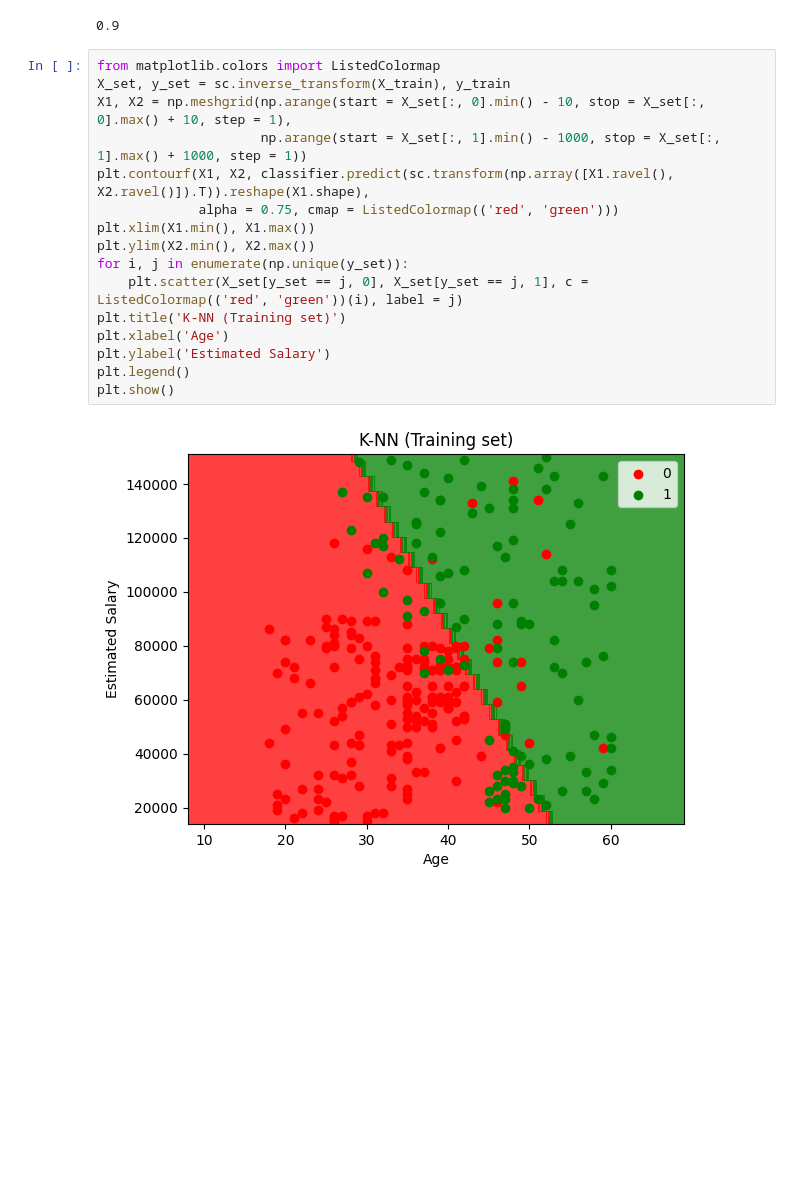
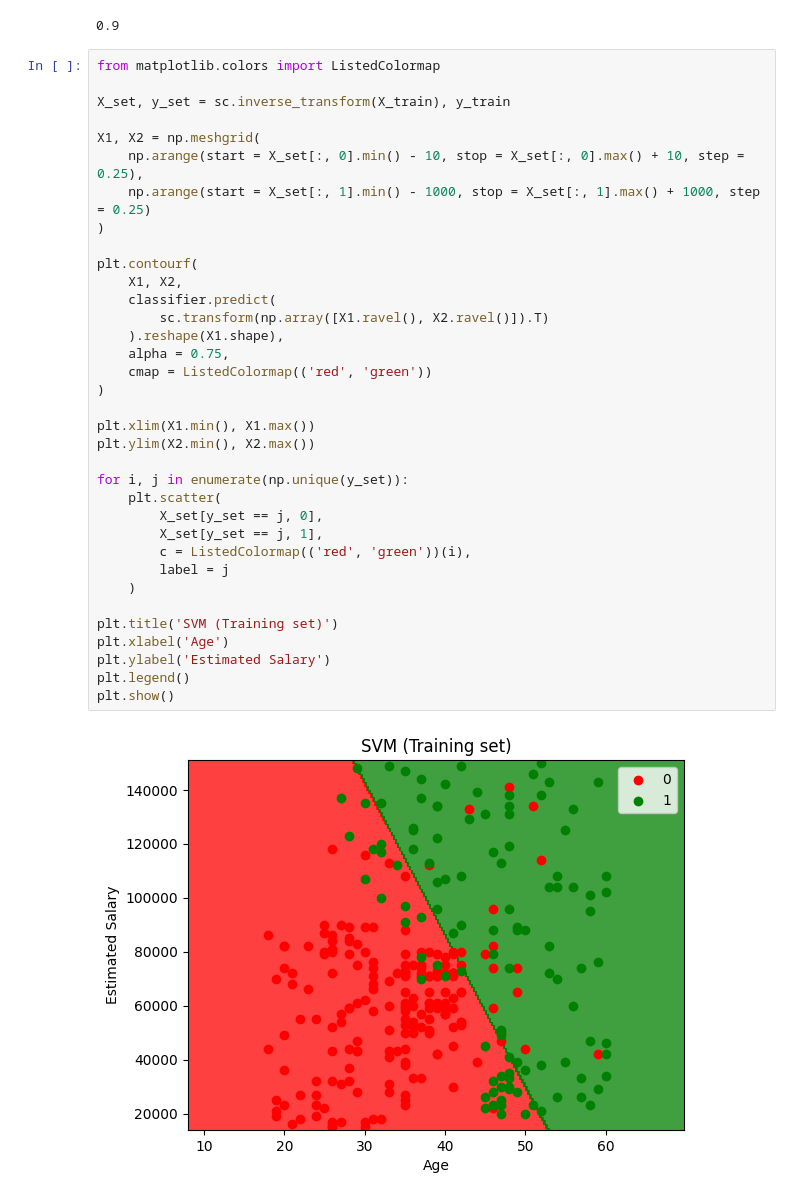
Before and after one commit to Killian091/Machine_Learning, a Jupyter notebook: SVM.ipynb, the cells around one changed output. Saved outputs shown, nothing was run; the diff lists cells and outputs as text; blank space fills up the shorter version.

```diff
--- a/SVM.ipynb
+++ b/SVM.ipynb
@@ -55,19 +73,38 @@ accuracy_score(y_test, y_pred)
 0.9
 # %%
 from matplotlib.colors import ListedColormap
+
 X_set, y_set = sc.inverse_transform(X_train), y_train
-X1, X2 = np.meshgrid(np.arange(start = X_set[:, 0].min() - 10, stop = X_set[:, 0].max() + 10, step = 1),
-                     np.arange(start = X_set[:, 1].min() - 1000, stop = X_set[:, 1].max() + 1000, step = 1))
-plt.contourf(X1, X2, classifier.predict(sc.transform(np.array([X1.ravel(), X2.ravel()]).T)).reshape(X1.shape),
-             alpha = 0.75, cmap = ListedColormap(('red', 'green')))
+
+X1, X2 = np.meshgrid(
+    np.arange(start = X_set[:, 0].min() - 10, stop = X_set[:, 0].max() + 10, step = 0.25),
+    np.arange(start = X_set[:, 1].min() - 1000, stop = X_set[:, 1].max() + 1000, step = 0.25)
+)
+
+plt.contourf(
+    X1, X2,
+    classifier.predict(
+        sc.transform(np.array([X1.ravel(), X2.ravel()]).T)
+    ).reshape(X1.shape),
+    alpha = 0.75,
+    cmap = ListedColormap(('red', 'green'))
+)
+
 plt.xlim(X1.min(), X1.max())
 plt.ylim(X2.min(), X2.max())
+
 for i, j in enumerate(np.unique(y_set)):
-    plt.scatter(X_set[y_set == j, 0], X_set[y_set == j, 1], c = ListedColormap(('red', 'green'))(i), label = j)
-plt.title('K-NN (Training set)')
+    plt.scatter(
+        X_set[y_set == j, 0],
+        X_set[y_set == j, 1],
+        c = ListedColormap(('red', 'green'))(i),
+        label = j
+    )
+
+plt.title('SVM (Training set)')
 plt.xlabel('Age')
 plt.ylabel('Estimated Salary')
 plt.legend()
 plt.show()
 # %% [output]
-[figure, old version]
+[figure, new version]
```
Also changed, not shown: parts of 3 cells of this notebook.
